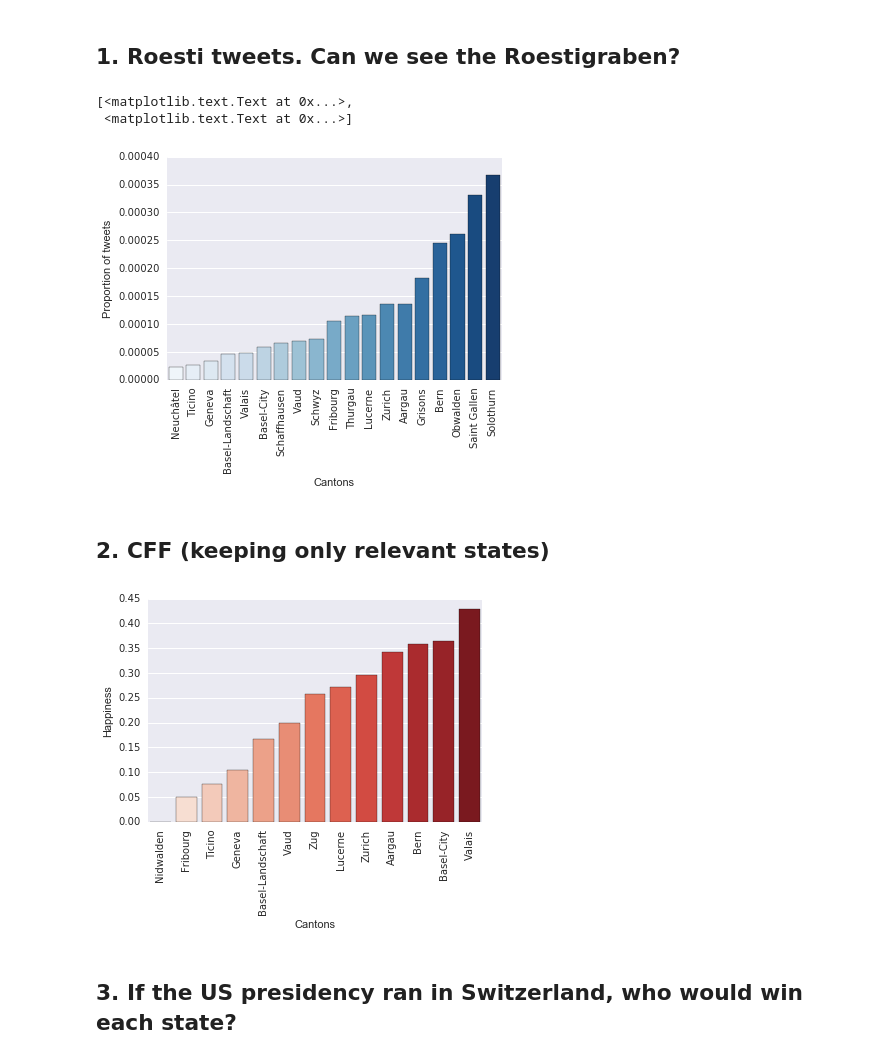
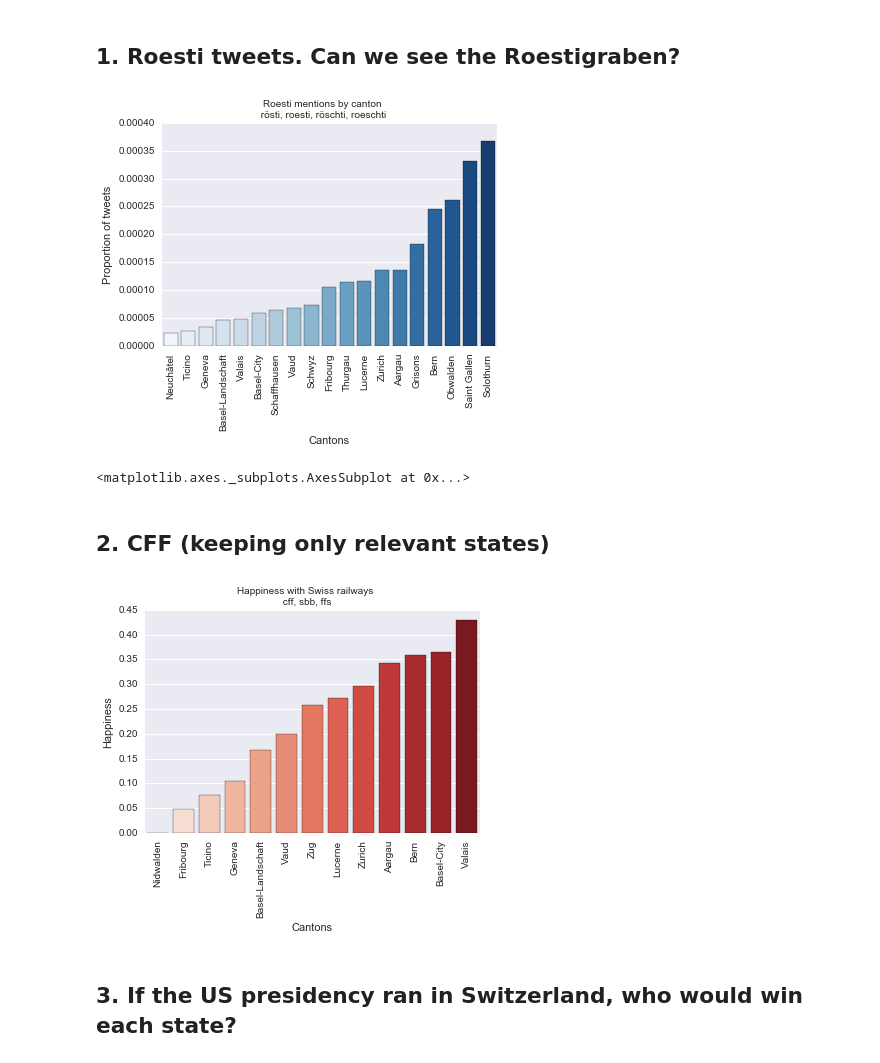
Before and after one commit to timozattol/ada-project, a Jupyter notebook: 06_poster_graphs.ipynb, the cells around one changed output. Saved outputs shown, nothing was run; the diff lists cells and outputs as text; code cells hidden in the pictures.

Commit message:
added saving files for plots

```diff
--- a/06_poster_graphs.ipynb
+++ b/06_poster_graphs.ipynb
@@ -76,11 +76,16 @@ roesti_ratios = (roesti_tweets / total_tweets).dropna().sort_values()
 # %%
 plot = sns.barplot(roesti_ratios.index, roesti_ratios.values, palette="Blues")
 plot.set_xticklabels(roesti_ratios.index, rotation=90)
 plot.set(xlabel='Cantons', ylabel='Proportion of tweets')
+fig = plot.get_figure()
+fig.suptitle('Roesti mentions by canton \n rösti, roesti, röschti, roeschti ')
+fig.savefig("plots/roesti.png", bbox_inches='tight')
 # %% [output]
-[<matplotlib.text.Text at 0x...>,
- <matplotlib.text.Text at 0x...>]
-[figure, old version]
+[figure, new version]
+# %%
+plot
+# %% [output]
+<matplotlib.axes._subplots.AxesSubplot at 0x...>
 # %% [markdown]
 ## 2. CFF (keeping only relevant states)
 # %%
@@ -94,8 +99,11 @@ cff_scores = cff_search.groupby("geo_state")['sentiment'].mean().sort_values()
 plot = sns.barplot(cff_scores.index, cff_scores.values, palette="Reds")
 plot.set_xticklabels(cff_scores.index, rotation=90);
 plot.set(xlabel='Cantons', ylabel='Happiness');
+fig = plot.get_figure()
+fig.suptitle('Happiness with Swiss railways \n cff, sbb, ffs ')
+fig.savefig("plots/trains.png", bbox_inches='tight')
 # %% [output]
-[figure, old version]
+[figure, new version]
 # %% [markdown]
 ## 3. If the US presidency ran in Switzerland, who would win each state?
 # %%
```
Also changed, not shown: parts of 4 cells of this notebook.
